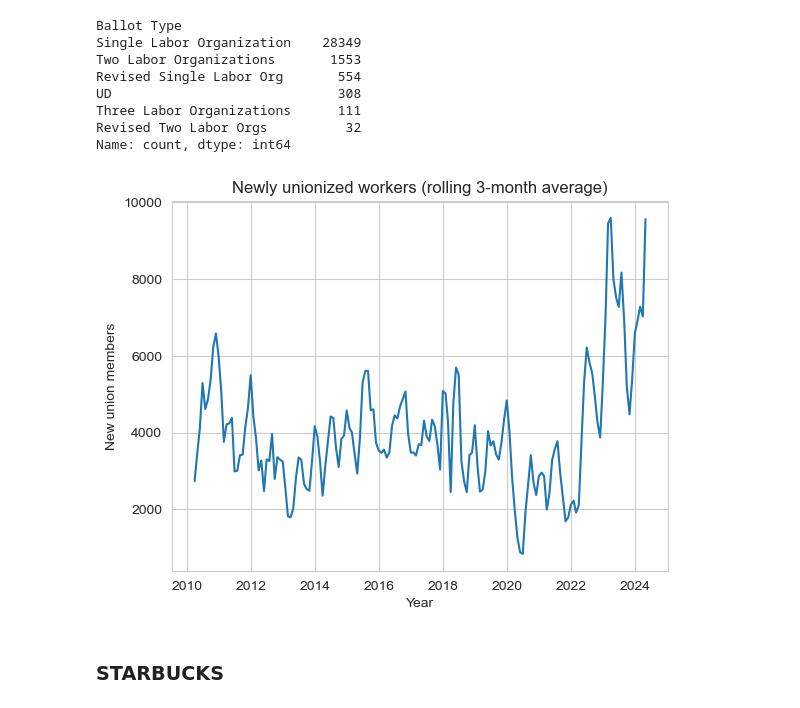
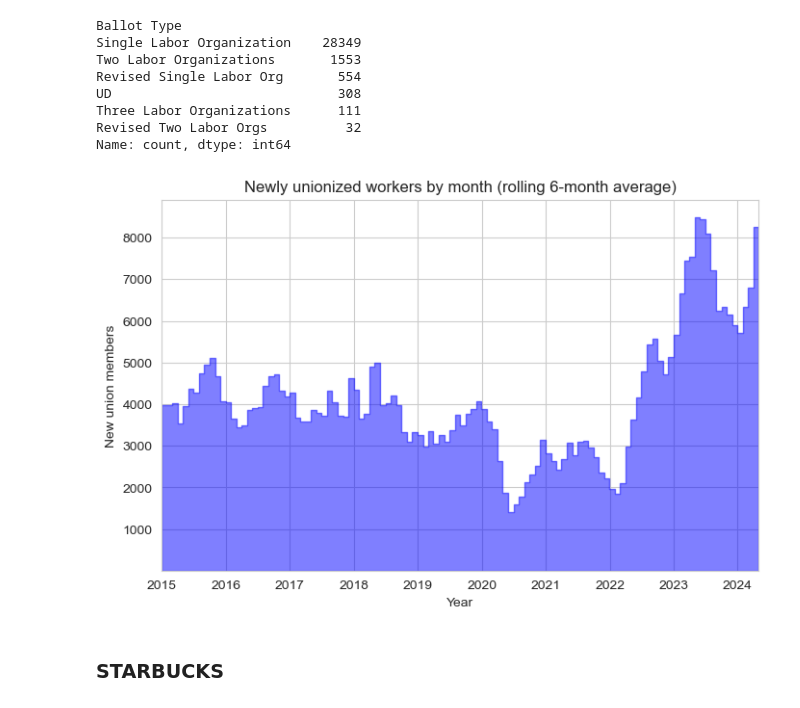
Before and after one commit to AmziJeffs/LaborData, a Jupyter notebook: ElectionsAnalysis.ipynb, the cells around one changed output. Cells and saved outputs as stored; diff of their text form; code cells hidden in the pictures.

Commit message:
Plot new union members per month

```diff
--- a/ElectionsAnalysis.ipynb
+++ b/ElectionsAnalysis.ipynb
@@ -45,7 +44,7 @@ Name: count, dtype: int64
 single_elections = elections[elections['Ballot Type'] == 'Single Labor Organization']
 # %%
 # Restrict to representation elections
-single_elections = single_elections[new_elections['Petition Type'] == 'RC']
+single_elections = single_elections[single_elections['Petition Type'] == 'RC']
 # %%
 # Set date closed as the index
 single_elections.index = single_elections['Date Closed']
@@ -61,7 +60,7 @@ def get_outcome(reason):
 single_elections['Outcome'] = single_elections['Reason Closed'].apply(get_outcome)
 # %%
 # Make a column that counts the number of new union members in successful union votes
-single_elections['Number Unionized'] = single_elections['No of Eligible Voters']*new_elections['Outcome'].apply(lambda x: 1 if x == "Win" else 0)
+single_elections['Number Unionized'] = single_elections['No of Eligible Voters']*single_elections['Outcome'].apply(lambda x: 1 if x == "Win" else 0)
 # %%
 # Drop duplicate case numbers (some of these are re-runs of the same election)
 single_elections = single_elections.drop_duplicates(subset=['Case Number'], keep = 'last')
@@ -70,13 +69,19 @@ single_elections = single_elections.drop_duplicates(subset=['Case Number'], keep
 number_unionized_by_month = single_elections['Number Unionized'].resample("M").sum()
 # %%
 # Plot the result (rolling average smooths outliers a bit)
-plt.plot(number_unionized_by_month.loc["2010":"2024-04"].rolling(3).mean())
+rolling_window = 6
+rolling_average_number_by_month = number_unionized_by_month.loc["2014-07":"2024-04"].rolling(rolling_window).mean()
+plt.figure(figsize = (8, 5))
+plt.fill_between(rolling_average_number_by_month.index, rolling_average_number_by_month, color = 'blue', alpha=0.5, step='pre')
 plt.xlabel("Year")
 plt.ylabel("New union members")
-plt.title("Newly unionized workers (rolling 3-month average)")
+plt.ylim(bottom = 0)
+plt.yticks([(i+1)*1000 for i in range(8)])
+plt.xlim(rolling_average_number_by_month.index[5], rolling_average_number_by_month.index[-1])
+plt.title(f"Newly unionized workers by month (rolling {rolling_window}-month average)")
 plt.show()
 # %% [output]
-[figure, old version]
+[figure, new version]
 # %% [markdown]
 ### STARBUCKS
 # %%
```
Also changed, not shown: parts of 11 cells of this notebook, 1 other file.
